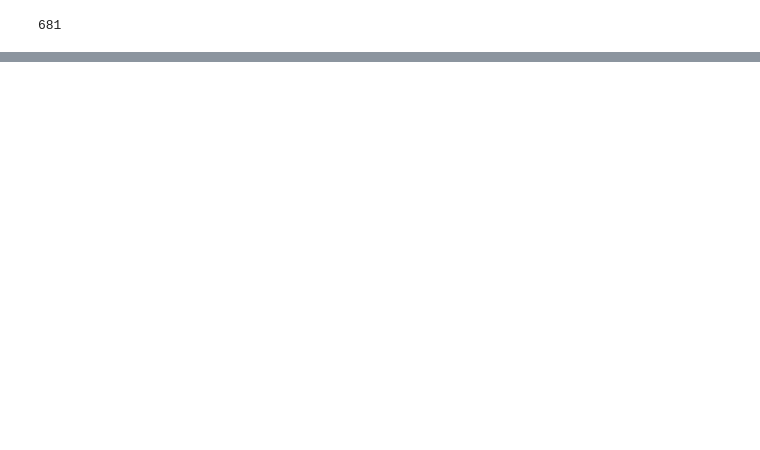
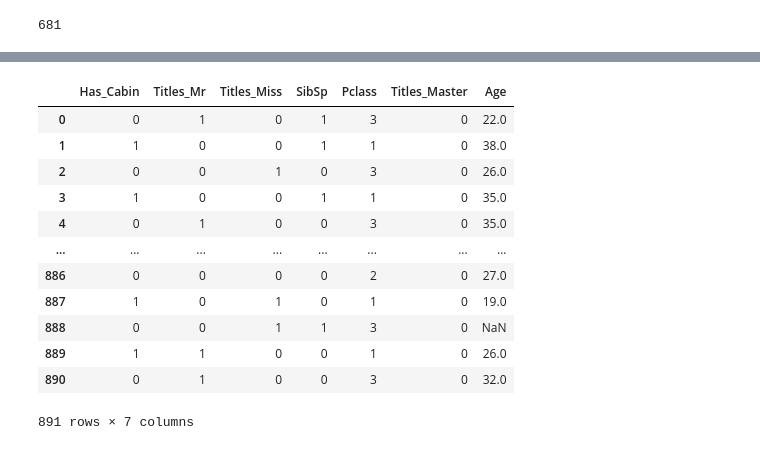
Before and after one commit to arfan64shah/Data_Science, a Jupyter notebook: Titanic_EDA/Titanic_Complete.ipynb, the cells around one changed output, grey strips where cells are left out. Saved outputs shown, nothing was run; the diff lists cells and outputs as text; code cells hidden in the pictures; blank space fills up the shorter version.

```diff
--- a/Titanic_EDA/Titanic_Complete.ipynb
+++ b/Titanic_EDA/Titanic_Complete.ipynb
@@ -297,0 +444,20 @@ ValueError: could not convert string to float: 'Braund, Mr. Owen Harris'
+# %%
+# now create a temporary dataset from the original dataset
+age_dataset = training_dataset[['Has_Cabin', 'Titles_Mr', 'Titles_Miss', 'SibSp', 'Pclass', 'Titles_Master', 'Age']]
+# %%
+# display age dataset
+age_dataset
+# %% [output]
+|  | Has_Cabin | Titles_Mr | Titles_Miss | SibSp | Pclass | Titles_Master | Age |
+| 0 | 0 | 1 | 0 | 1 | 3 | 0 | 22.0 |
+| 1 | 1 | 0 | 0 | 1 | 1 | 0 | 38.0 |
+| 2 | 0 | 0 | 1 | 0 | 3 | 0 | 26.0 |
+| 3 | 1 | 0 | 0 | 1 | 1 | 0 | 35.0 |
+| 4 | 0 | 1 | 0 | 0 | 3 | 0 | 35.0 |
+| ... | ... | ... | ... | ... | ... | ... | ... |
+| 886 | 0 | 0 | 0 | 0 | 2 | 0 | 27.0 |
+| 887 | 1 | 0 | 1 | 0 | 1 | 0 | 19.0 |
+| 888 | 0 | 0 | 1 | 1 | 3 | 0 | NaN |
+| 889 | 1 | 1 | 0 | 0 | 1 | 0 | 26.0 |
+| 890 | 0 | 1 | 0 | 0 | 3 | 0 | 32.0 |
+891 rows × 7 columns
```
Also changed, not shown: parts of 33 cells of this notebook.
